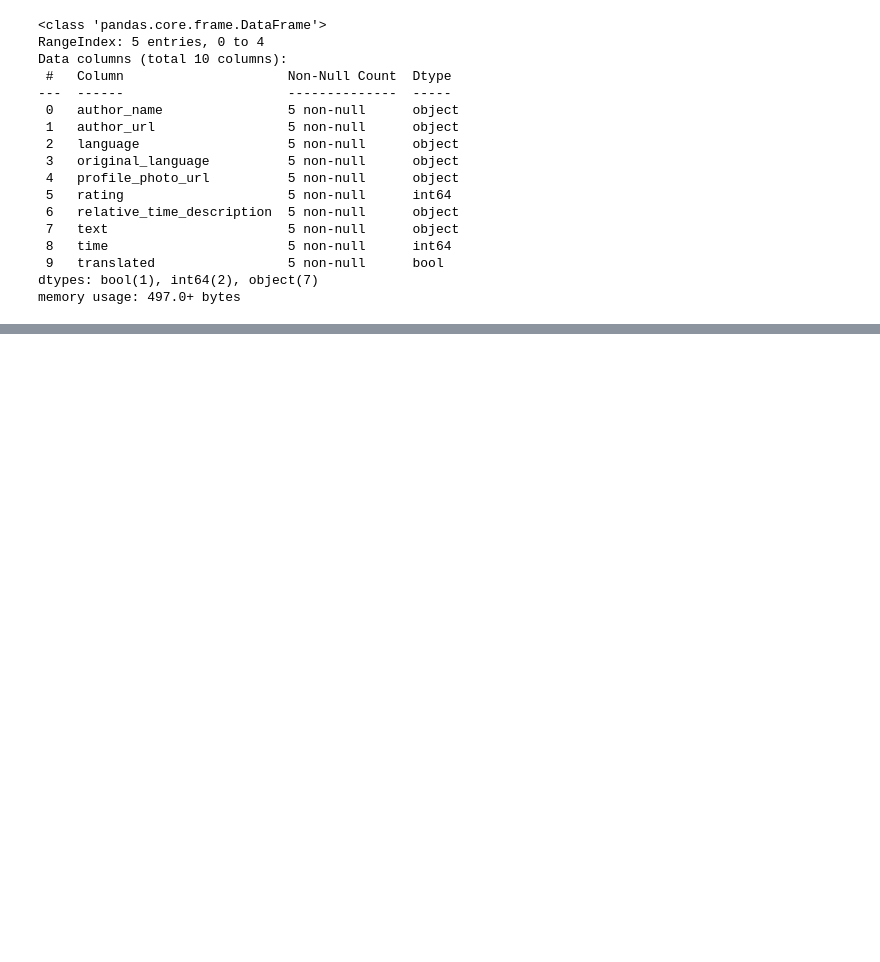
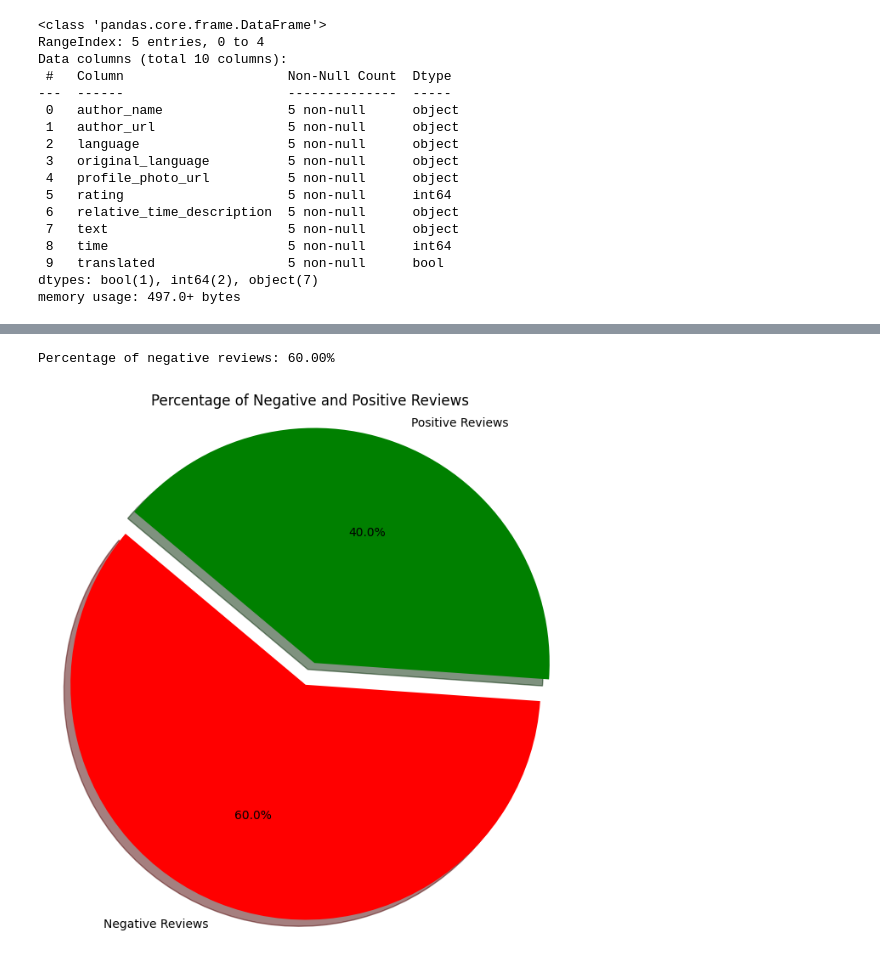
Before and after one commit to SirIyke0147/Hospital_Reviews, a Jupyter notebook: Hospital_reviews.ipynb, the cells around one changed output, grey strips where cells are left out. Drawn from its saved outputs; the diff is of its cells as text; code cells hidden in the pictures; blank space fills up the shorter version.

```diff
--- a/Hospital_reviews.ipynb
+++ b/Hospital_reviews.ipynb
@@ -120,0 +253,42 @@ memory usage: 497.0+ bytes
+# %%
+# Calculate the total number of reviews
+total_reviews = len(Reviews)
+
+# Calculate the number of negative reviews
+negative_reviews = len(Reviews[Reviews['compound'] <= 0])
+
+# Calculate the percentage of negative reviews
+percentage_negative_reviews = (negative_reviews / total_reviews) * 100
+
+# Display the percentage
+print(f"Percentage of negative reviews: {percentage_negative_reviews:.2f}%")
+# %% [output]
+Percentage of negative reviews: 60.00%
+# %%
+# Calculate the total number of reviews
+total_reviews = len(Reviews)
+
+# Calculate the number of negative reviews
+negative_reviews = len(Reviews[Reviews['compound'] <= 0])
+
+# Calculate the percentage of negative reviews
+percentage_negative_reviews = (negative_reviews / total_reviews) * 100
+percentage_positive_reviews = 100 - percentage_negative_reviews
+
+# Data for pie chart
+labels = ['Negative Reviews', 'Positive Reviews']
+sizes = [percentage_negative_reviews, percentage_positive_reviews]
+colors = ['red', 'green']
+explode = (0.1, 0)  # explode the first slice (i.e. 'Negative Reviews')
+
+# Plotting the pie chart
+plt.figure(figsize=(8, 8))
+plt.pie(sizes, explode=explode, labels=labels, colors=colors,
+        autopct='%1.1f%%', shadow=True, startangle=140)
+plt.axis('equal')  # Equal aspect ratio ensures that pie is drawn as a circle.
+
+# Display the pie chart
+plt.title('Percentage of Negative and Positive Reviews')
+plt.show()
+# %% [output]
+[figure, added]
```
Also changed, not shown: parts of 19 cells of this notebook.
